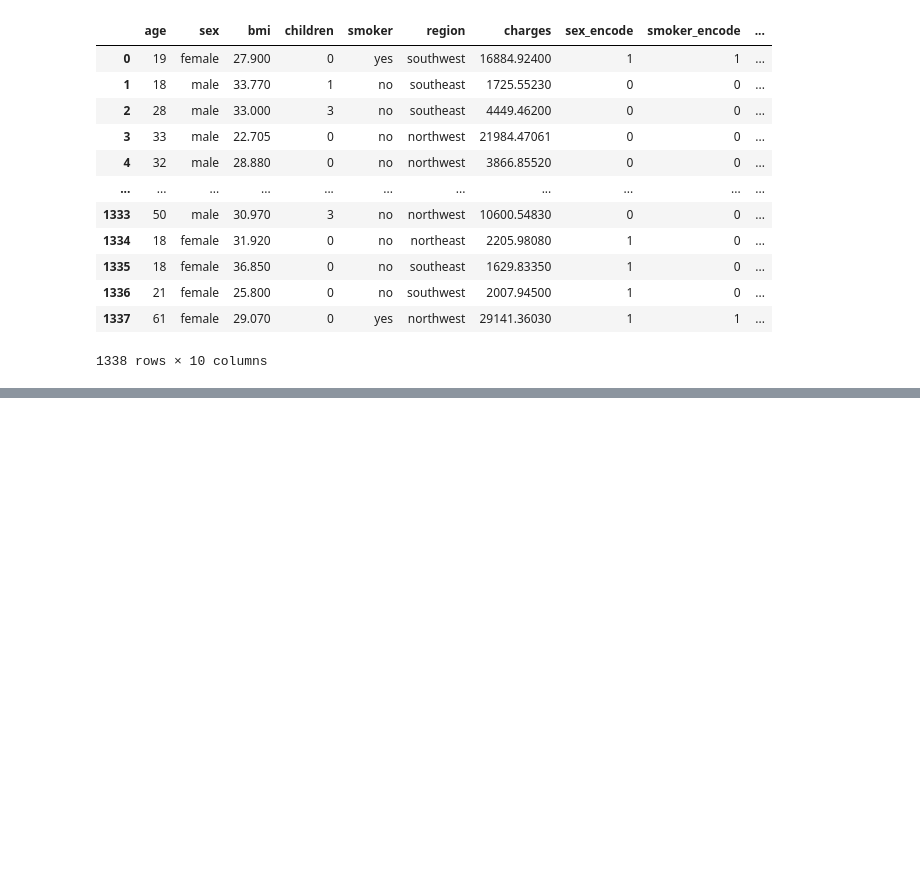
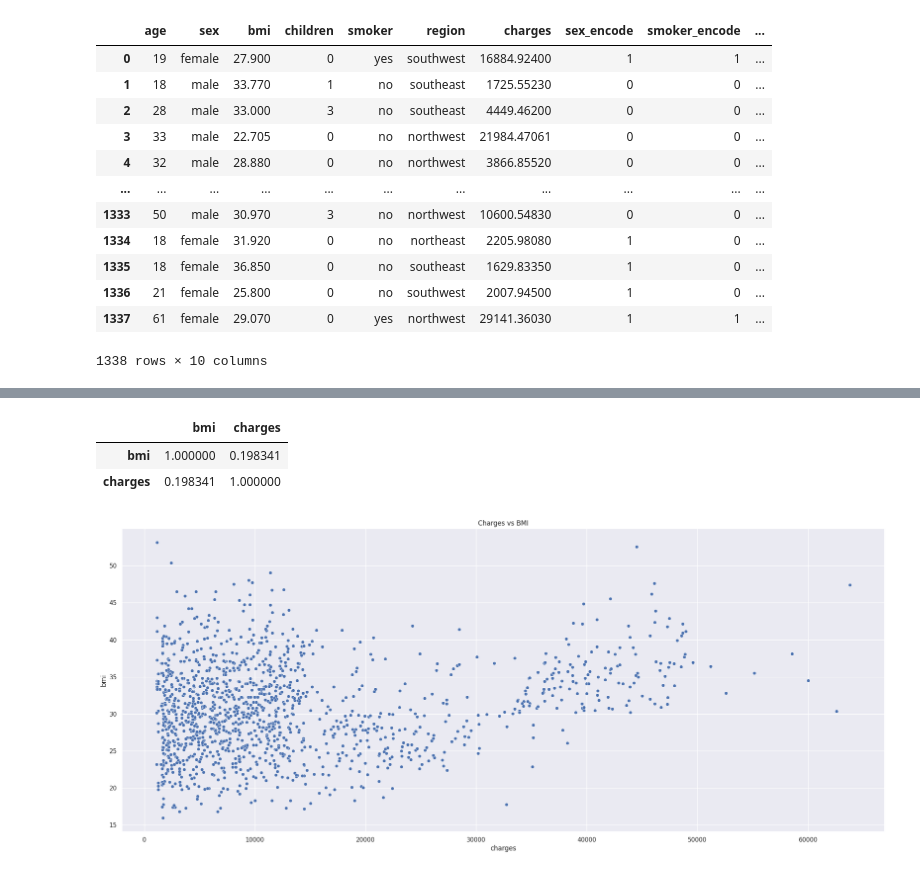
Before and after one commit to Minazor/GlobalAIHub_Bootcamp_Project, a Jupyter notebook: GlobalAIHub_MedicalCostAnalysis.ipynb, the cells around one changed output, grey strips where cells are left out. Saved outputs shown, nothing was run; the diff lists cells and outputs as text; code cells hidden in the pictures; blank space fills up the shorter version.

```diff
--- a/GlobalAIHub_MedicalCostAnalysis.ipynb
+++ b/GlobalAIHub_MedicalCostAnalysis.ipynb
@@ -186,0 +177,14 @@ plt.show()
+# %%
+#Correlation between bmi and charges
+insurance[["bmi", "charges"]].corr()
+# %% [output]
+|  | bmi | charges |
+| bmi | 1.000000 | 0.198341 |
+| charges | 0.198341 | 1.000000 |
+# %%
+#We can not say anything definite. Because when charges low, there is a crowd.
+sns.scatterplot(x='charges', y='bmi', data=insurance)
+plt.title('Charges vs BMI')
+plt.show()
+# %% [output]
+[figure, added]
```
Also changed, not shown: parts of 33 cells of this notebook.
